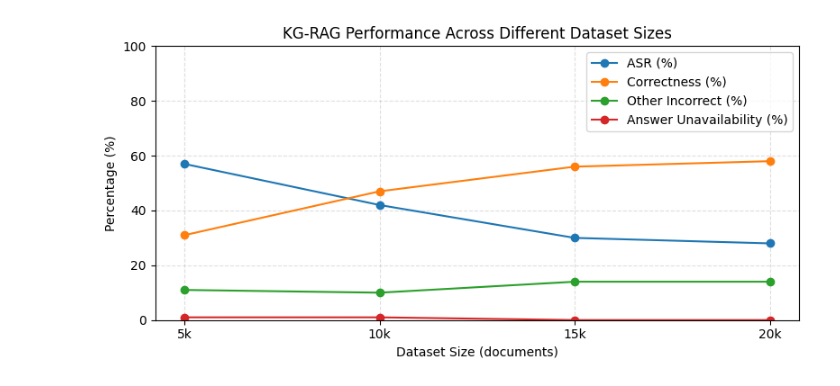
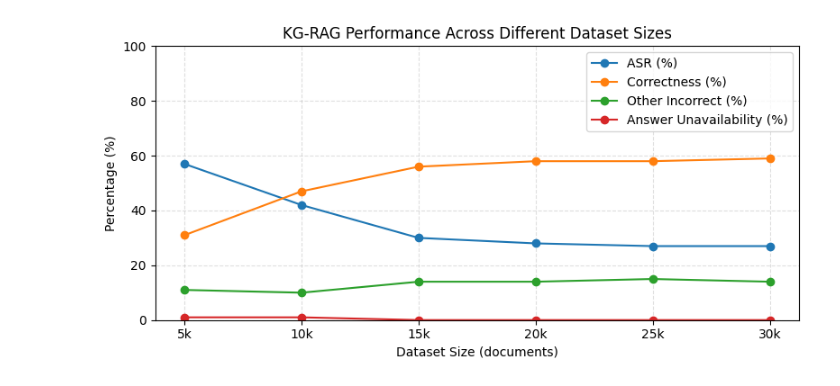
Before and after one commit to srushtibhavsar/Thesis_PoisionedRAG, a Jupyter notebook: create_figures.ipynb, the cells around one changed output. Cells and saved outputs as stored; diff of their text form; code cells hidden in the pictures.

```diff
--- a/create_figures.ipynb
+++ b/create_figures.ipynb
@@ -49,32 +98,32 @@ plt.show()
 # %%
 import matplotlib.pyplot as plt
 
 # ----- Data from your table -----
-sizes = ["5k", "10k", "15k", "20k"]   # 4 labels
-x = [5, 10, 15, 20]                   # 4 numeric positions
+sizes = ["5k", "10k", "15k", "20k", "25k", "30k"]   # 4 labels
+x = [5, 10, 15, 20, 25, 30]                   # 4 numeric positions
 
-asr = [57.0, 42.0, 30.0, 28.0]
-correct = [31.0, 47.0, 56.0, 58.0]
-other_incorrect = [11.0, 10.0, 14.0, 14.0]
-answer_unavail = [1.0, 1.0, 0.0, 0.0]
+asr = [57.0, 42.0, 30.0, 28.0, 27.0, 27.0]
+correct = [31.0, 47.0, 56.0, 58.0, 58.0, 59.0]
+other_incorrect = [11.0, 10.0, 14.0, 14.0, 15.0, 14.0]
+answer_unavail = [1.0, 1.0, 0.0, 0.0, 0.0, 0.0]
 
 plt.figure(figsize=(8, 4))
 
 plt.plot(x, asr, marker="o", label="ASR (%)")
 plt.plot(x, correct, marker="o", label="Correctness (%)")
 plt.plot(x, other_incorrect, marker="o", label="Other Incorrect (%)")
 plt.plot(x, answer_unavail, marker="o", label="Answer Unavailability (%)")
 
 plt.xticks(x, sizes)
 plt.xlabel("Dataset Size (documents)")
 plt.ylabel("Percentage (%)")
 plt.title("KG-RAG Performance Across Different Dataset Sizes")
 plt.ylim(0, 100)
 plt.legend()
 plt.grid(True, linestyle="--", alpha=0.4)
 
 plt.tight_layout()
 plt.savefig("kg_rag_dataset_sizes.png", dpi=300, bbox_inches="tight")
 plt.show()
 # %% [output]
-[figure, old version]
+[figure, new version]
```
Also changed, not shown: parts of 3 cells of this notebook, 42 other files.
